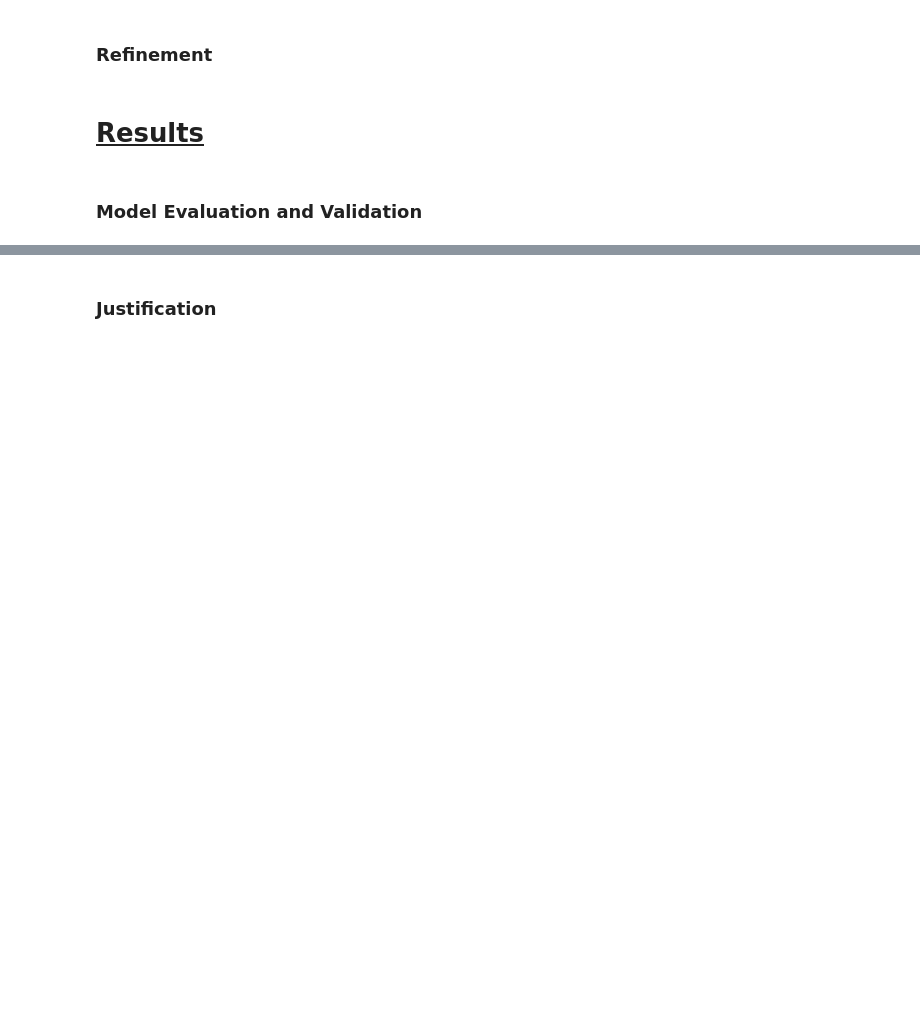
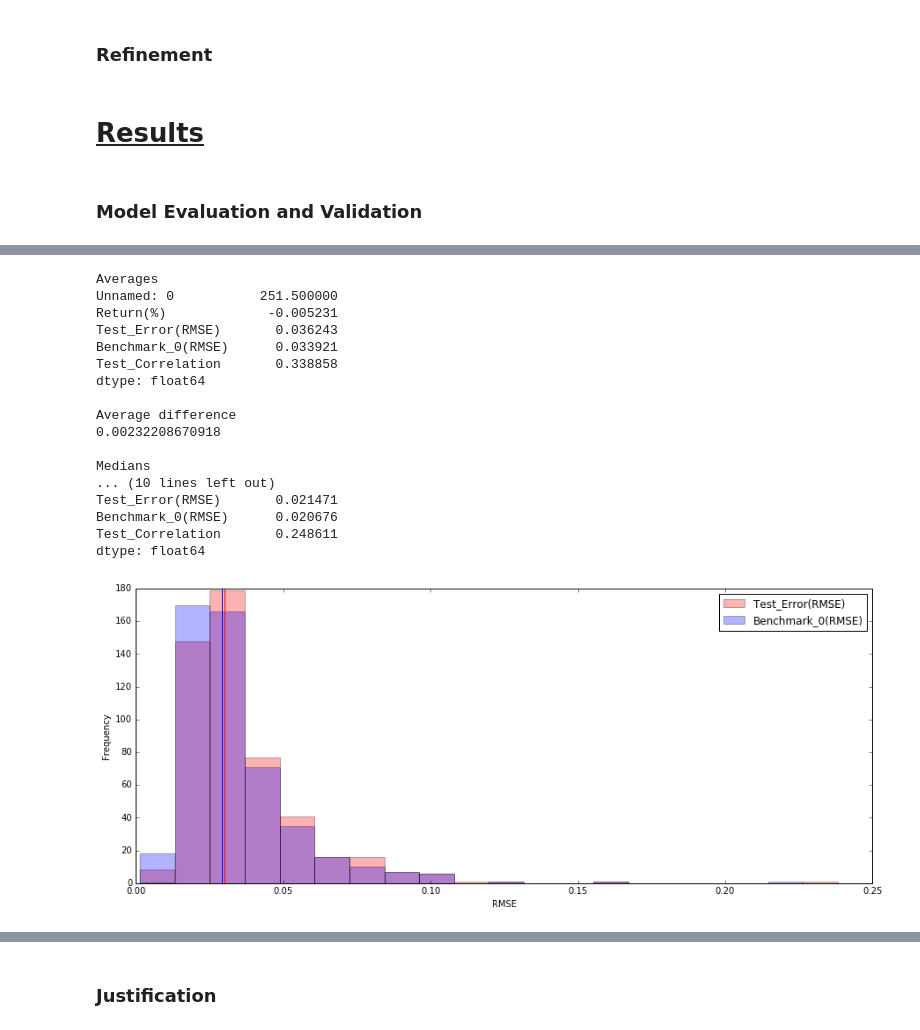
Before and after one commit to Seananigans/Finance, a Jupyter notebook: StockPredictor/FinalReport.ipynb, the cells around one changed output, grey strips where cells are left out. Saved outputs shown, nothing was run; the diff lists cells and outputs as text; code cells hidden in the pictures; blank space fills up the shorter version.

```diff
--- a/StockPredictor/FinalReport.ipynb
+++ b/StockPredictor/FinalReport.ipynb
@@ -222,0 +241,37 @@ dtype: float64
+# %%
+predicted_returns_results = pd.read_csv("return_results.csv", index_col="Date")
+print "Averages"
+print predicted_returns_results.mean(axis=0)
+print
+print "Average difference"
+print np.mean(predicted_returns_results[["Test_Error(RMSE)"]].values - predicted_returns_results[["Benchmark_0(RMSE)"]].values)
+print
+print "Medians"
+print predicted_returns_results.median(axis=0)
+print
+print "Standard Deviations"
+print predicted_returns_results.std(axis=0)
+predicted_returns_results[["Test_Error(RMSE)","Benchmark_0(RMSE)"]].plot.hist(color=["r","b"],bins=20,alpha=0.3,figsize=(15,6))
+plt.axvline(predicted_returns_results.median(axis=0)[["Test_Error(RMSE)"]].values, color="r")
+plt.axvline(predicted_returns_results.median(axis=0)[["Benchmark_0(RMSE)"]].values, color="b")
+plt.xlabel("RMSE")
+plt.show()
+# %% [output]
+Averages
+Unnamed: 0           251.500000
+Return(%)             -0.005231
+Test_Error(RMSE)       0.036243
+Benchmark_0(RMSE)      0.033921
+Test_Correlation       0.338858
+dtype: float64
+
+Average difference
+0.00232208670918
+
+Medians
+... (10 lines left out)
+Test_Error(RMSE)       0.021471
+Benchmark_0(RMSE)      0.020676
+Test_Correlation       0.248611
+dtype: float64
+[figure, added]
```
Also changed, not shown: parts of 23 cells of this notebook.
